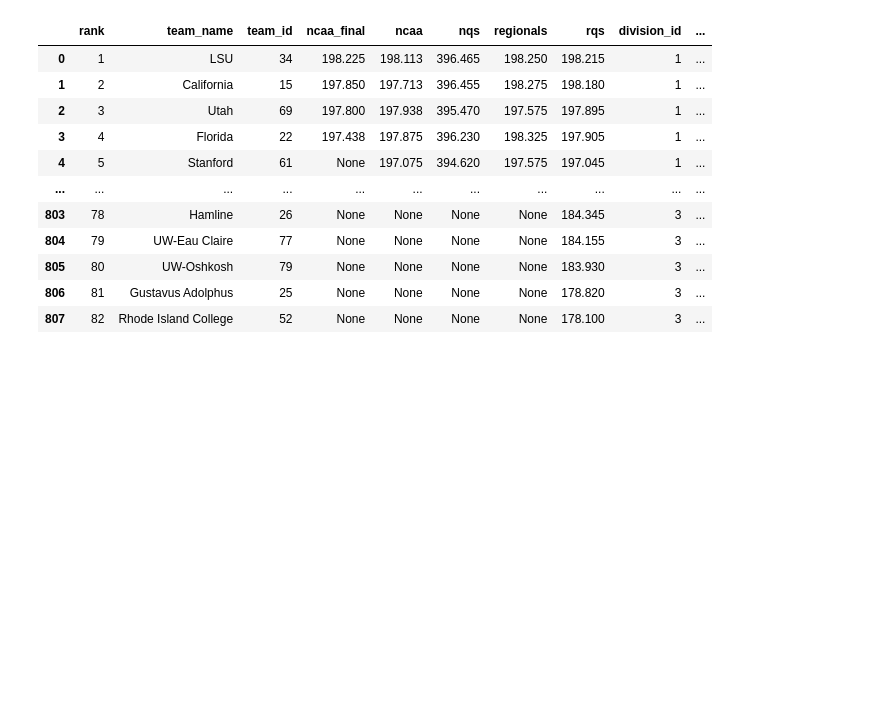
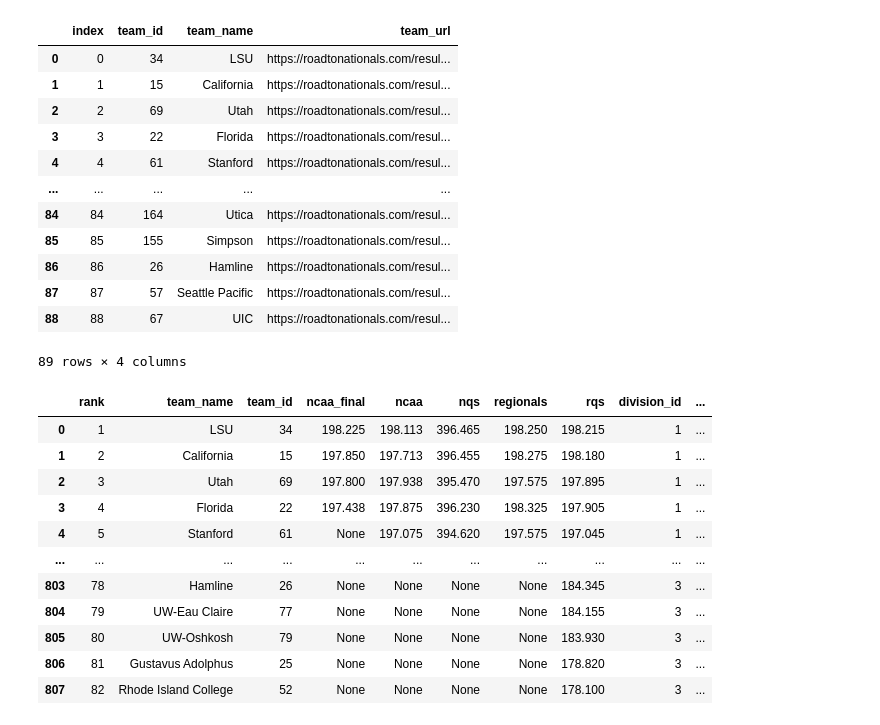
Before and after one commit to LSE-ME204/me204-2024-project-jesatuts2, a Jupyter notebook: Notebooks/NB02-Build-Database.ipynb, the cells around one changed output. Cells and saved outputs as stored; diff of their text form; code cells hidden in the pictures; blank space fills up the shorter version.

Commit message:
cleaned the teams df

```diff
--- a/Notebooks/NB02-Build-Database.ipynb
+++ b/Notebooks/NB02-Build-Database.ipynb
@@ -18,3 +109,20 @@ from pprint import pprint as print
+# %%
+final_teams_df = final_teams_df.reset_index()
+final_teams_df
+# %% [output]
+|  | index | team_id | team_name | team_url |
+| 0 | 0 | 34 | LSU | https://roadtonationals.com/resul... |
+| 1 | 1 | 15 | California | https://roadtonationals.com/resul... |
+| 2 | 2 | 69 | Utah | https://roadtonationals.com/resul... |
+| 3 | 3 | 22 | Florida | https://roadtonationals.com/resul... |
+| 4 | 4 | 61 | Stanford | https://roadtonationals.com/resul... |
+| ... | ... | ... | ... | ... |
+| 84 | 84 | 164 | Utica | https://roadtonationals.com/resul... |
+| 85 | 85 | 155 | Simpson | https://roadtonationals.com/resul... |
+| 86 | 86 | 26 | Hamline | https://roadtonationals.com/resul... |
+| 87 | 87 | 57 | Seattle Pacific | https://roadtonationals.com/resul... |
+| 88 | 88 | 67 | UIC | https://roadtonationals.com/resul... |
+89 rows × 4 columns
 # %%
 # Read the teams data json files into a dataframe
 
```
Also changed, not shown: parts of 10 cells of this notebook, 1 other file.
